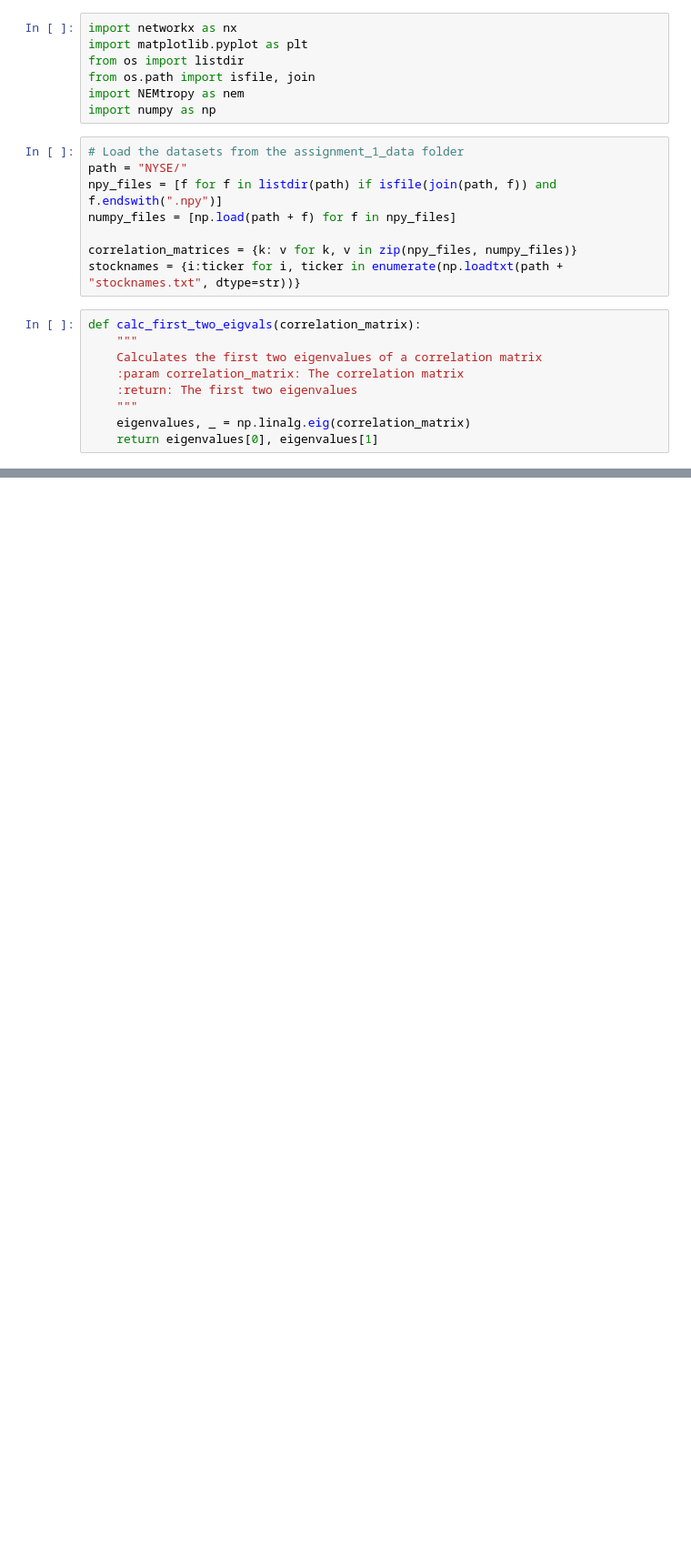
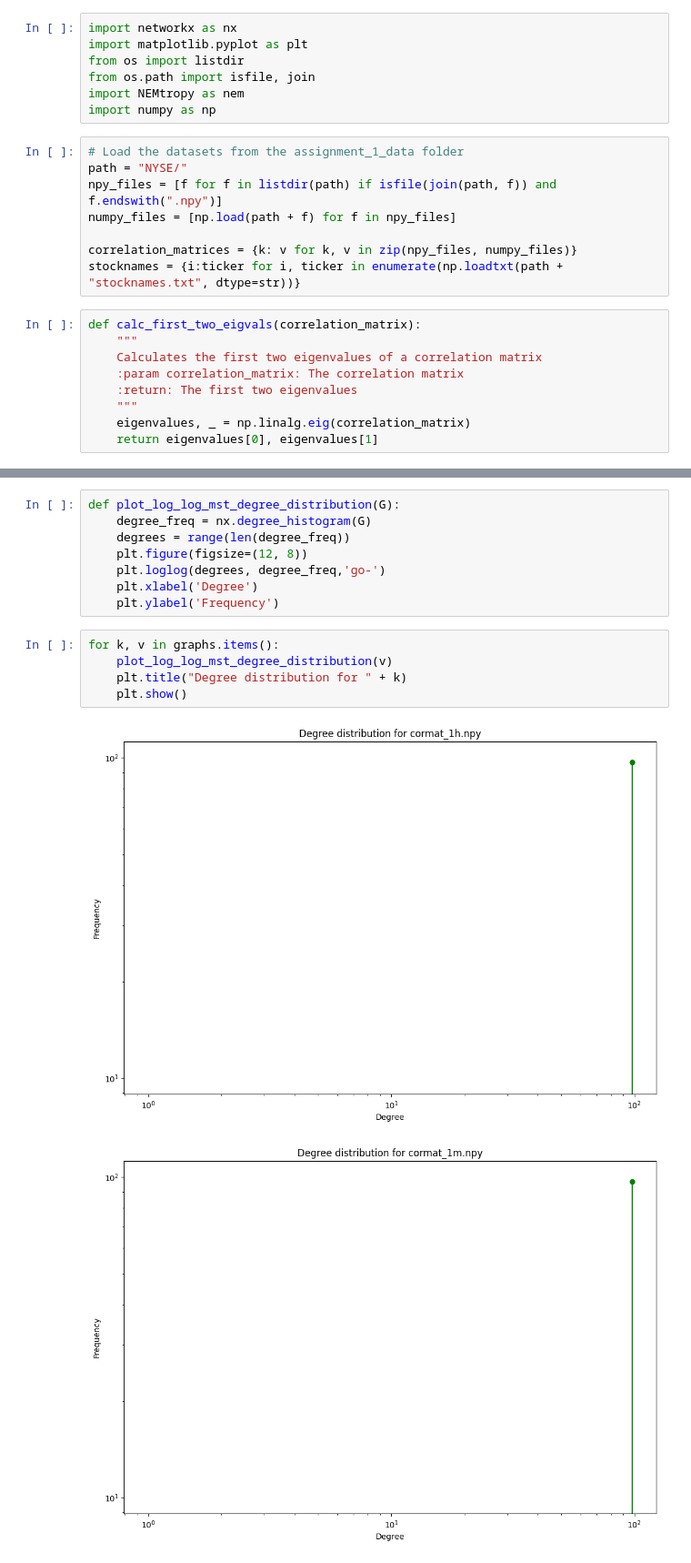
Before and after one commit to paolovic/NetworkScience, a Jupyter notebook: Assignment 3/2 Stock correlations/main.ipynb, the cells around one changed output, grey strips where cells are left out. Shown: that part at 91% size. Saved outputs shown, nothing was run; the diff lists cells and outputs as text; blank space fills up the shorter version.

```diff
--- a/Assignment 3/2 Stock correlations/main.ipynb
+++ b/Assignment 3/2 Stock correlations/main.ipynb
@@ -79,0 +114,16 @@ Degree distribution for cormat_onefactor_1m.npy: {0: 1, 1: 1, 2: 1, 3: 1, 4: 1,
+# %%
+def plot_log_log_mst_degree_distribution(G):
+    degree_freq = nx.degree_histogram(G)
+    degrees = range(len(degree_freq))
+    plt.figure(figsize=(12, 8))
+    plt.loglog(degrees, degree_freq,'go-')
+    plt.xlabel('Degree')
+    plt.ylabel('Frequency')
+# %%
+for k, v in graphs.items():
+    plot_log_log_mst_degree_distribution(v)
+    plt.title("Degree distribution for " + k)
+    plt.show()
+# %% [output]
+[figure, added]
+[figure, added]
```
Also changed, not shown: parts of 12 cells of this notebook, 5 other files.
